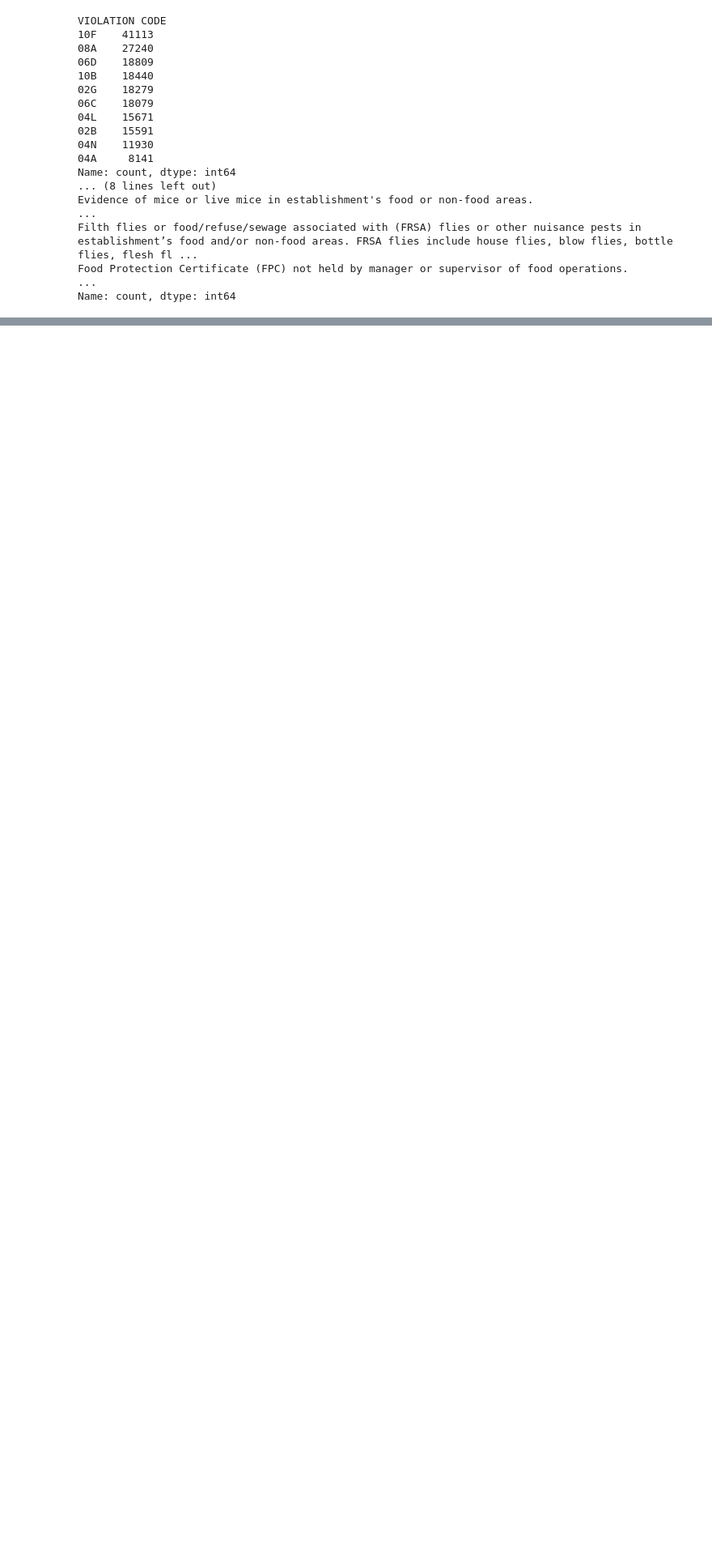
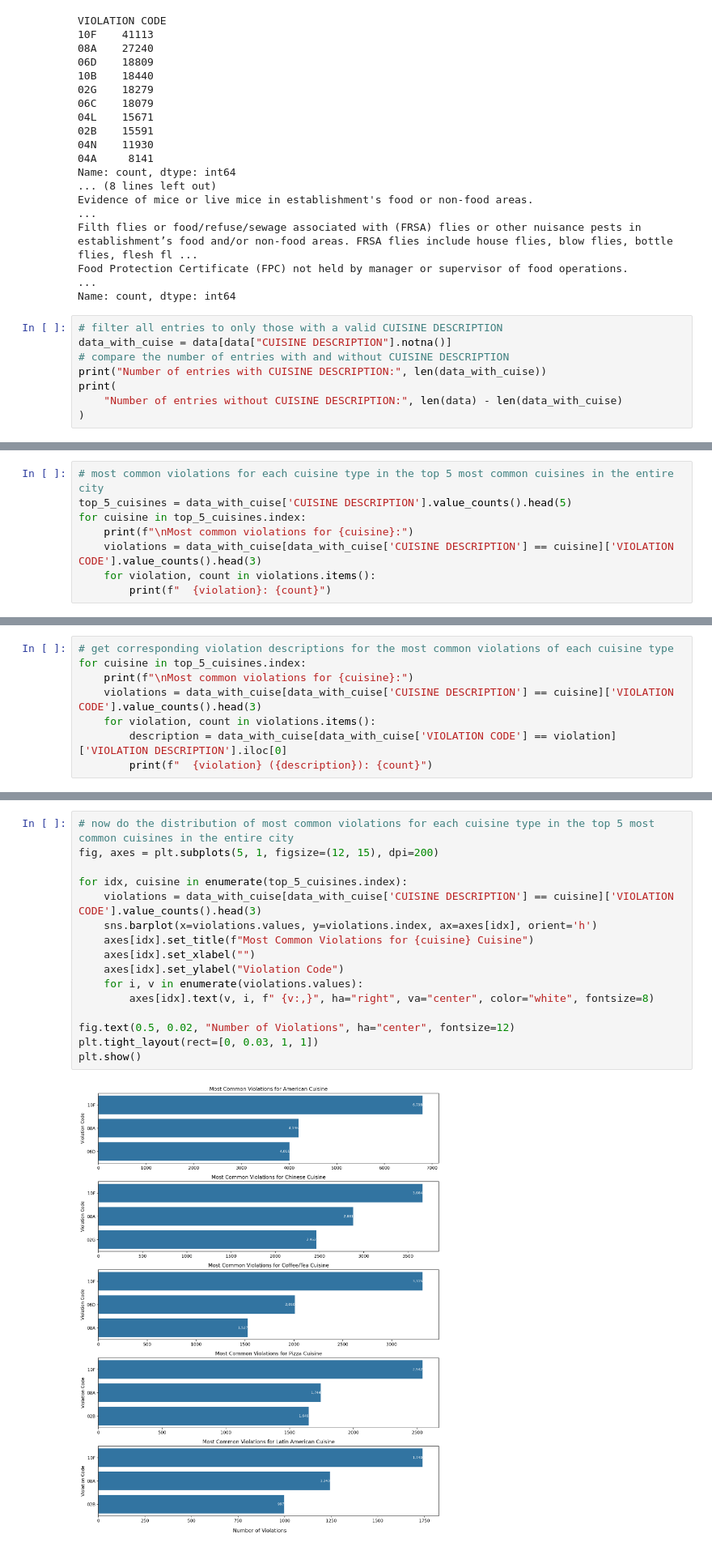
Before and after one commit to fred144/COMS4995W_DataViz, a Jupyter notebook: asn3.ipynb, the cells around one changed output, grey strips where cells are left out. Shown at 81% size. Cells and saved outputs as stored; diff of their text form; blank space fills up the shorter version.

```diff
--- a/asn3.ipynb
+++ b/asn3.ipynb
@@ -43,3 +47,11 @@ Evidence of mice or live mice in establishment's food or non-food areas.
 Filth flies or food/refuse/sewage associated with (FRSA) flies or other nuisance pests in establishment’s food and/or non-food areas. FRSA flies include house flies, blow flies, bottle flies, flesh fl ...
 Food Protection Certificate (FPC) not held by manager or supervisor of food operations.                                                                                                                  ...
 Name: count, dtype: int64
+# %%
+# filter all entries to only those with a valid CUISINE DESCRIPTION
+data_with_cuise = data[data["CUISINE DESCRIPTION"].notna()]
+# compare the number of entries with and without CUISINE DESCRIPTION
+print("Number of entries with CUISINE DESCRIPTION:", len(data_with_cuise))
+print(
+    "Number of entries without CUISINE DESCRIPTION:", len(data) - len(data_with_cuise)
+)
@@ -45,0 +218,8 @@ Name: count, dtype: int64
+# %%
+# most common violations for each cuisine type in the top 5 most common cuisines in the entire city
+top_5_cuisines = data_with_cuise['CUISINE DESCRIPTION'].value_counts().head(5)
+for cuisine in top_5_cuisines.index:
+    print(f"\nMost common violations for {cuisine}:")
+    violations = data_with_cuise[data_with_cuise['CUISINE DESCRIPTION'] == cuisine]['VIOLATION CODE'].value_counts().head(3)
+    for violation, count in violations.items():
+        print(f"  {violation}: {count}")
@@ -45,0 +244,8 @@ Name: count, dtype: int64
+# %%
+# get corresponding violation descriptions for the most common violations of each cuisine type
+for cuisine in top_5_cuisines.index:
+    print(f"\nMost common violations for {cuisine}:")
+    violations = data_with_cuise[data_with_cuise['CUISINE DESCRIPTION'] == cuisine]['VIOLATION CODE'].value_counts().head(3)
+    for violation, count in violations.items():
+        description = data_with_cuise[data_with_cuise['VIOLATION CODE'] == violation]['VIOLATION DESCRIPTION'].iloc[0]
+        print(f"  {violation} ({description}): {count}")
@@ -45,0 +270,18 @@ Name: count, dtype: int64
+# %%
+# now do the distribution of most common violations for each cuisine type in the top 5 most common cuisines in the entire city
+fig, axes = plt.subplots(5, 1, figsize=(12, 15), dpi=200)
+
+for idx, cuisine in enumerate(top_5_cuisines.index):
+    violations = data_with_cuise[data_with_cuise['CUISINE DESCRIPTION'] == cuisine]['VIOLATION CODE'].value_counts().head(3)
+    sns.barplot(x=violations.values, y=violations.index, ax=axes[idx], orient='h')
+    axes[idx].set_title(f"Most Common Violations for {cuisine} Cuisine")
+    axes[idx].set_xlabel("")
+    axes[idx].set_ylabel("Violation Code")
+    for i, v in enumerate(violations.values):
+        axes[idx].text(v, i, f" {v:,}", ha="right", va="center", color="white", fontsize=8)
+
+fig.text(0.5, 0.02, "Number of Violations", ha="center", fontsize=12)
+plt.tight_layout(rect=[0, 0.03, 1, 1])
+plt.show()
+# %% [output]
+[figure, added]
```
Also changed, not shown: parts of 11 cells of this notebook.
